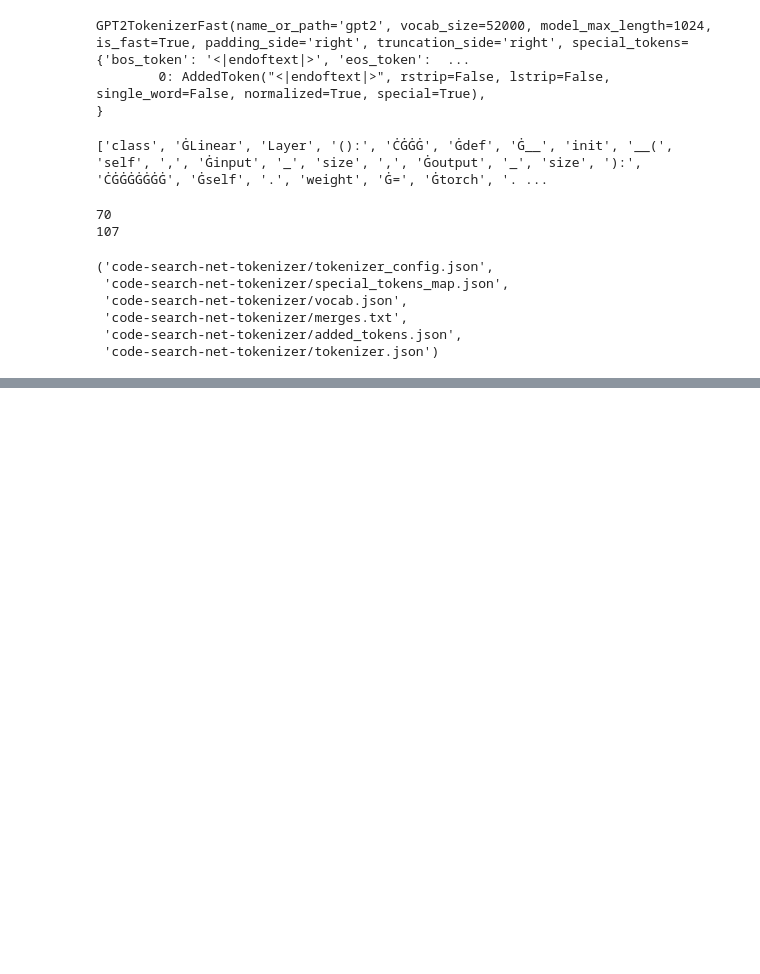
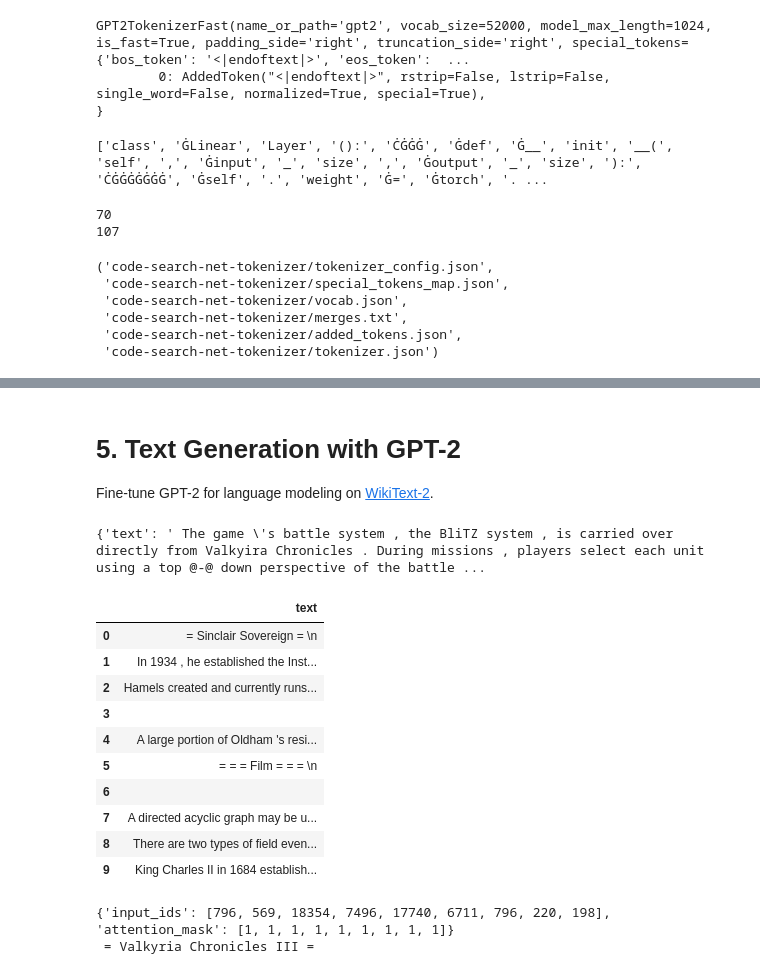
Before and after one commit to yungshun317/torch-nlp, a Jupyter notebook: natural_language_generation.ipynb, the cells around one changed output, grey strips where cells are left out. Cells and saved outputs as stored; diff of their text form; code cells hidden in the pictures; blank space fills up the shorter version.

Commit message:
[FEAT] Fine-tune BERT and GPT-2 on GLUE SST-2 and WikiText-2 respectively

```diff
--- a/natural_language_generation.ipynb
+++ b/natural_language_generation.ipynb
@@ -2080,0 +2091,59 @@ tokenizer.save_pretrained("code-search-net-tokenizer")
+# %% [markdown]
+# 5. Text Generation with GPT-2
+Fine-tune GPT-2 for language modeling on [WikiText-2](https://paperswithcode.com/dataset/wikitext-2).
+# %%
+from datasets import load_dataset
+datasets = load_dataset('wikitext', 'wikitext-2-raw-v1')
+# %%
+datasets["train"][10]
+# %% [output]
+{'text': ' The game \'s battle system , the BliTZ system , is carried over directly from Valkyira Chronicles . During missions , players select each unit using a top @-@ down perspective of the battle ...
+# %%
+from datasets import ClassLabel
+import random
+import pandas as pd
+from IPython.display import display, HTML
+
+def show_random_elements(dataset, num_examples=10):
+    assert num_examples <= len(dataset), "Can't pick more elements than there are in the dataset."
+    picks = []
+    for _ in range(num_examples):
+        pick = random.randint(0, len(dataset)-1)
+        while pick in picks:
+            pick = random.randint(0, len(dataset)-1)
+        picks.append(pick)
+
+    df = pd.DataFrame(dataset[picks])
+    for column, typ in dataset.features.items():
+        if isinstance(typ, ClassLabel):
+            df[column] = df[column].transform(lambda i: typ.names[i])
+    display(HTML(df.to_html()))
+
+show_random_elements(datasets["train"])
+# %% [output]
+|  | text |
+| 0 | = Sinclair Sovereign = \n |
+| 1 | In 1934 , he established the Inst... |
+| 2 | Hamels created and currently runs... |
+| 3 |  |
+| 4 | A large portion of Oldham 's resi... |
+| 5 | = = = Film = = = \n |
+| 6 |  |
+| 7 | A directed acyclic graph may be u... |
+| 8 | There are two types of field even... |
+| 9 | King Charles II in 1684 establish... |
+# %%
+from transformers import AutoTokenizer
+
+model_checkpoint = "gpt2"
+tokenizer = AutoTokenizer.from_pretrained(model_checkpoint, use_fast=True)
+
+def tokenize_function(examples):
+    return tokenizer(examples["text"])
+
+tokenized_datasets = datasets.map(tokenize_function, batched=True, num_proc=4, remove_columns=["text"])
+print(tokenized_datasets["train"][1])
+print(tokenizer.decode(tokenized_datasets["train"][1]["input_ids"]))
+# %% [output]
+{'input_ids': [796, 569, 18354, 7496, 17740, 6711, 796, 220, 198], 'attention_mask': [1, 1, 1, 1, 1, 1, 1, 1, 1]}
+ = Valkyria Chronicles III =
```
Also changed, not shown: parts of 9 cells of this notebook, 3 other files.
